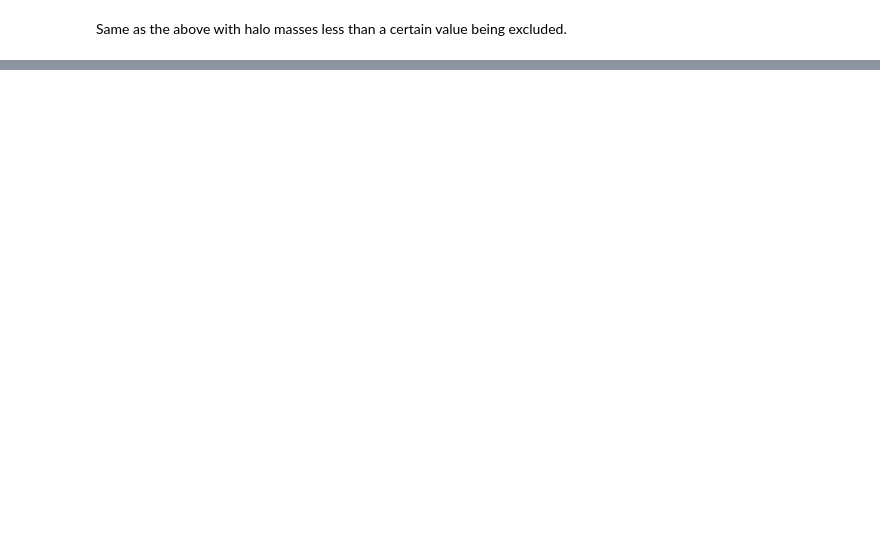
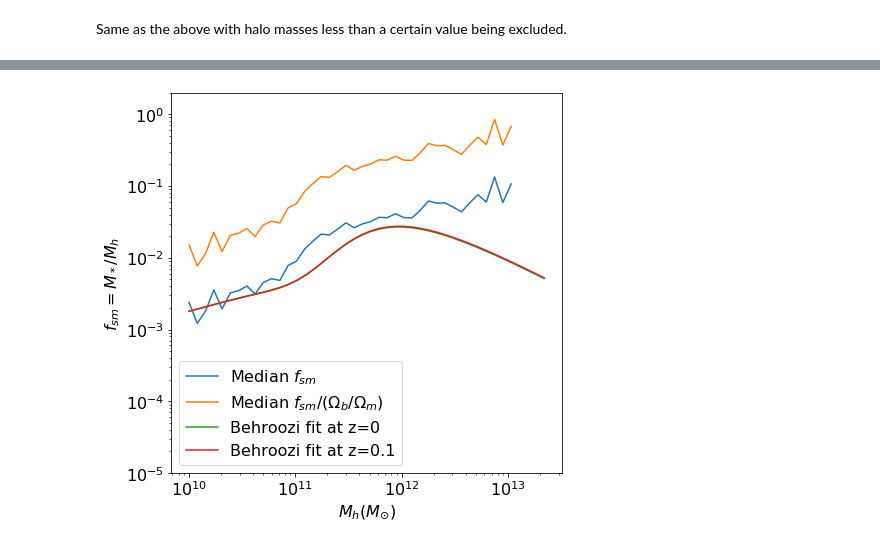
Before and after one commit to cjllorente827/comp_structure_research, a Jupyter notebook: stellar_mass_fraction/bigbox_25Mpc/RD0265.ipynb, the cells around one changed output, grey strips where cells are left out. Saved outputs shown, nothing was run; the diff lists cells and outputs as text; code cells hidden in the pictures; blank space fills up the shorter version.

```diff
--- a/stellar_mass_fraction/bigbox_25Mpc/RD0265.ipynb
+++ b/stellar_mass_fraction/bigbox_25Mpc/RD0265.ipynb
@@ -150,0 +172,32 @@ Same as the above with halo masses less than a certain value being excluded.
+# %%
+%aimport stellar_mass_fraction_plots
+from stellar_mass_fraction_plots import *
+from BehrooziFit import stellar_mass
+
+greater_than = lambda val, cut: val > cut
+filtered = filter_by(hd, Fields.TOT_MASS, greater_than, 1e10)
+filtered = filter_by(filtered, Fields.NUM_STAR_PARTICLES, greater_than, 10)
+
+reduced_data = apply_reduction(filtered, Fields.TOT_MASS, Fields.STR_MASS_FRAC, np.median, bin_scale='log')
+hm = reduced_data[0]
+median_smf = reduced_data[1]
+
+z = 0
+fit = stellar_mass(hm, z)/hm
+omega_b_m = (0.0486)/(0.0486 + 0.2589)
+fit_0_1 = stellar_mass(hm, 0.1)/hm
+
+fig, ax = plt.subplots(figsize=(7,7))
+ax.plot(hm, median_smf*omega_b_m, label='Median $f_{sm}$')
+ax.plot(hm, median_smf, label='Median $f_{sm} /(\Omega_b/\Omega_m)$')
+ax.plot(hm, fit, label='Behroozi fit at z=0')
+ax.plot(hm, fit_0_1, label='Behroozi fit at z=0.1')
+ax.set_xscale('log')
+ax.set_yscale('log')
+ax.set_ylim(1e-5, 2)
+ax.set_ylabel('$f_{sm} = M_*/M_h$')
+ax.set_xlabel('$M_h (M_{\odot})$')
+ax.legend()
+plt.show()
+# %% [output]
+[figure, added]
```
Also changed, not shown: parts of 7 cells of this notebook, 3 other files.
